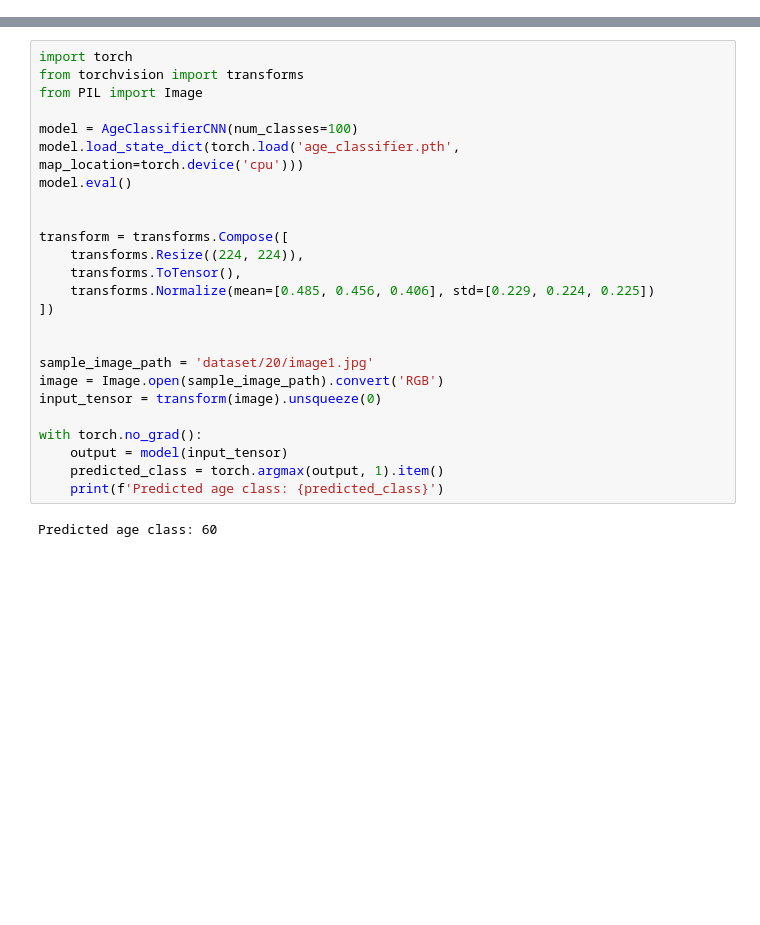
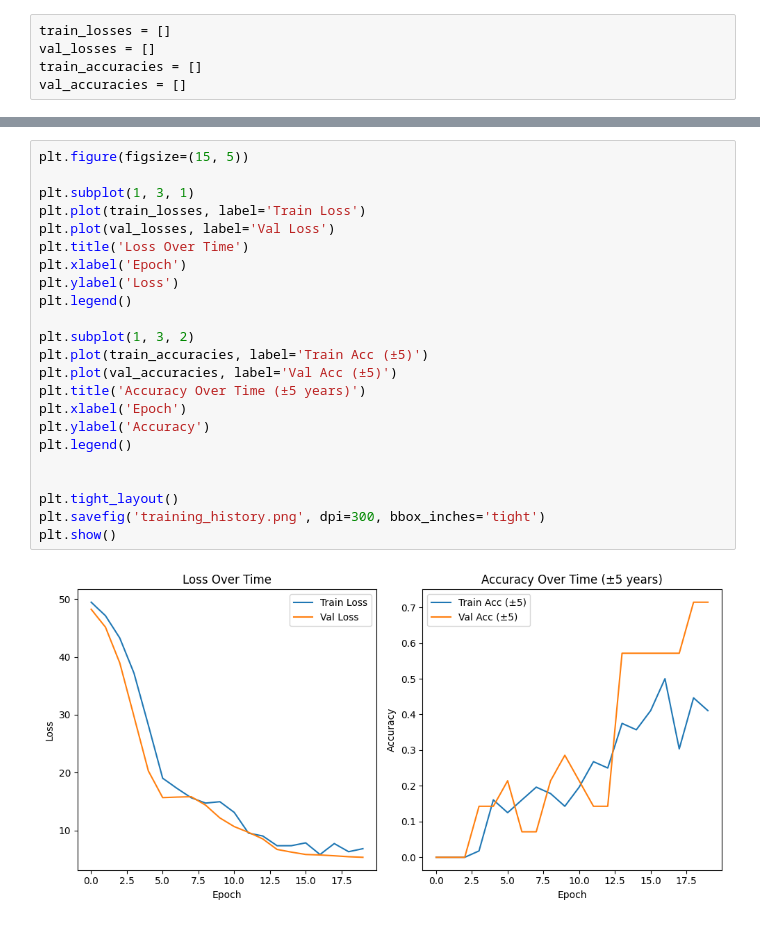
Before and after one commit to UB2002/Age_classifier_ML_model, a Jupyter notebook: model.ipynb, the cells around one changed output, grey strips where cells are left out. Saved outputs shown, nothing was run; the diff lists cells and outputs as text; blank space fills up the shorter version.

```diff
--- a/model.ipynb
+++ b/model.ipynb
@@ -97,0 +107,5 @@ class AgeClassifierCNN(nn.Module):
+# %%
+train_losses = []
+val_losses = []
+train_accuracies = []
+val_accuracies = []
@@ -172,27 +322,25 @@ Epoch 5/5 | Train Loss: 2.5809, Train Acc: 0.1786 | Val Loss: 2.1960, Val Acc: 0
-# %%
-import torch
-from torchvision import transforms
-from PIL import Image
-
-model = AgeClassifierCNN(num_classes=100)
-model.load_state_dict(torch.load('age_classifier.pth', map_location=torch.device('cpu')))
-model.eval()
-
-
-transform = transforms.Compose([
-    transforms.Resize((224, 224)),
-    transforms.ToTensor(),
-    transforms.Normalize(mean=[0.485, 0.456, 0.406], std=[0.229, 0.224, 0.225])
-])
-
-
-sample_image_path = 'dataset/20/image1.jpg'
-image = Image.open(sample_image_path).convert('RGB')
-input_tensor = transform(image).unsqueeze(0)
-
-with torch.no_grad():
-    output = model(input_tensor)
-    predicted_class = torch.argmax(output, 1).item()
-    print(f'Predicted age class: {predicted_class}')
-# %% [output]
-Predicted age class: 60
+# %%
+plt.figure(figsize=(15, 5))
+
+plt.subplot(1, 3, 1)
+plt.plot(train_losses, label='Train Loss')
+plt.plot(val_losses, label='Val Loss')
+plt.title('Loss Over Time')
+plt.xlabel('Epoch')
+plt.ylabel('Loss')
+plt.legend()
+
+plt.subplot(1, 3, 2)
+plt.plot(train_accuracies, label='Train Acc (±5)')
+plt.plot(val_accuracies, label='Val Acc (±5)')
+plt.title('Accuracy Over Time (±5 years)')
+plt.xlabel('Epoch')
+plt.ylabel('Accuracy')
+plt.legend()
+
+
+plt.tight_layout()
+plt.savefig('training_history.png', dpi=300, bbox_inches='tight')
+plt.show()
+# %% [output]
+[figure, added]
```
Also changed, not shown: parts of 13 cells of this notebook, 6 other files.
